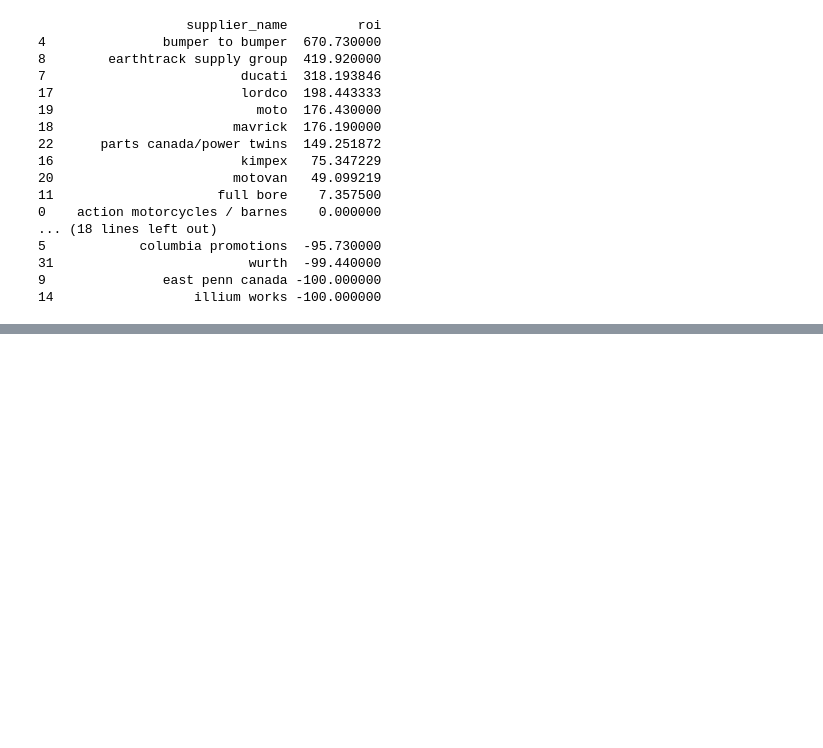
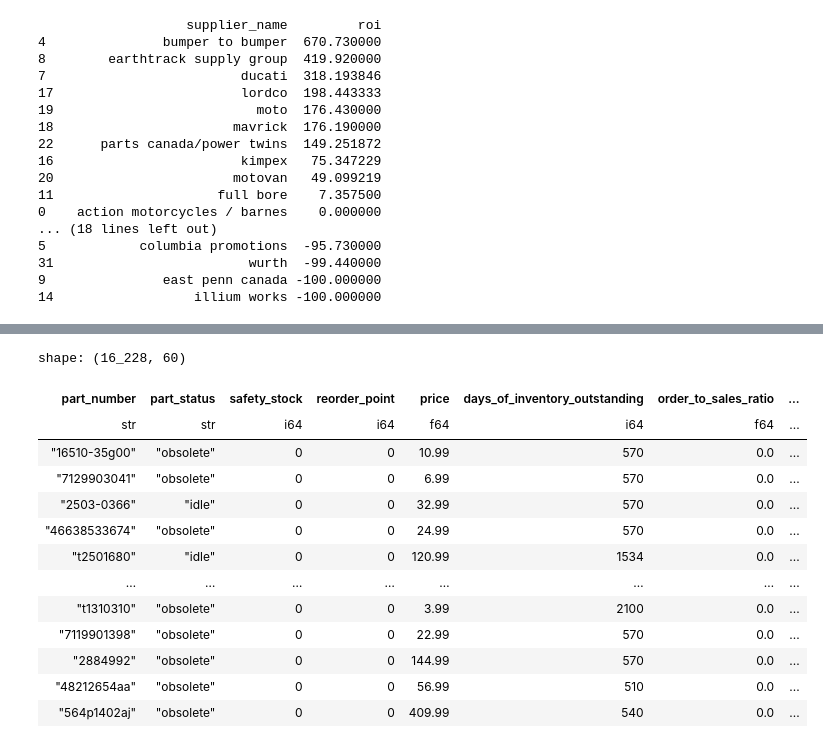
Before and after one commit to skyler22wilson/co-pilot-v1, a Jupyter notebook: notebooks/business_insights.ipynb, the cells around one changed output, grey strips where cells are left out. Cells and saved outputs as stored; diff of their text form; code cells hidden in the pictures; blank space fills up the shorter version.

```diff
--- a/notebooks/business_insights.ipynb
+++ b/notebooks/business_insights.ipynb
@@ -814,0 +815,18 @@ visualize_demand_distribution(demand_score)
+# %%
+df = pl.read_csv('/Users/skylerwilson/Desktop/PartsWise/co-pilot-v1/data/processed_data/processed_data_final.csv')
+df
+# %% [output]
+shape: (16_228, 60)
+| part_number | part_status | safety_stock | reorder_point | price | days_of_inventory_outstanding | order_to_sales_ratio | ... |
+| str | str | i64 | i64 | f64 | i64 | f64 | ... |
+| "16510-35g00" | "obsolete" | 0 | 0 | 10.99 | 570 | 0.0 | ... |
+| "7129903041" | "obsolete" | 0 | 0 | 6.99 | 570 | 0.0 | ... |
+| "2503-0366" | "idle" | 0 | 0 | 32.99 | 570 | 0.0 | ... |
+| "46638533674" | "obsolete" | 0 | 0 | 24.99 | 570 | 0.0 | ... |
+| "t2501680" | "idle" | 0 | 0 | 120.99 | 1534 | 0.0 | ... |
+| … | … | … | … | … | … | … | ... |
+| "t1310310" | "obsolete" | 0 | 0 | 3.99 | 2100 | 0.0 | ... |
+| "7119901398" | "obsolete" | 0 | 0 | 22.99 | 570 | 0.0 | ... |
+| "2884992" | "obsolete" | 0 | 0 | 144.99 | 570 | 0.0 | ... |
+| "48212654aa" | "obsolete" | 0 | 0 | 56.99 | 510 | 0.0 | ... |
+| "564p1402aj" | "obsolete" | 0 | 0 | 409.99 | 540 | 0.0 | ... |
```
Also changed, not shown: parts of 3 cells of this notebook, 38 other files.
